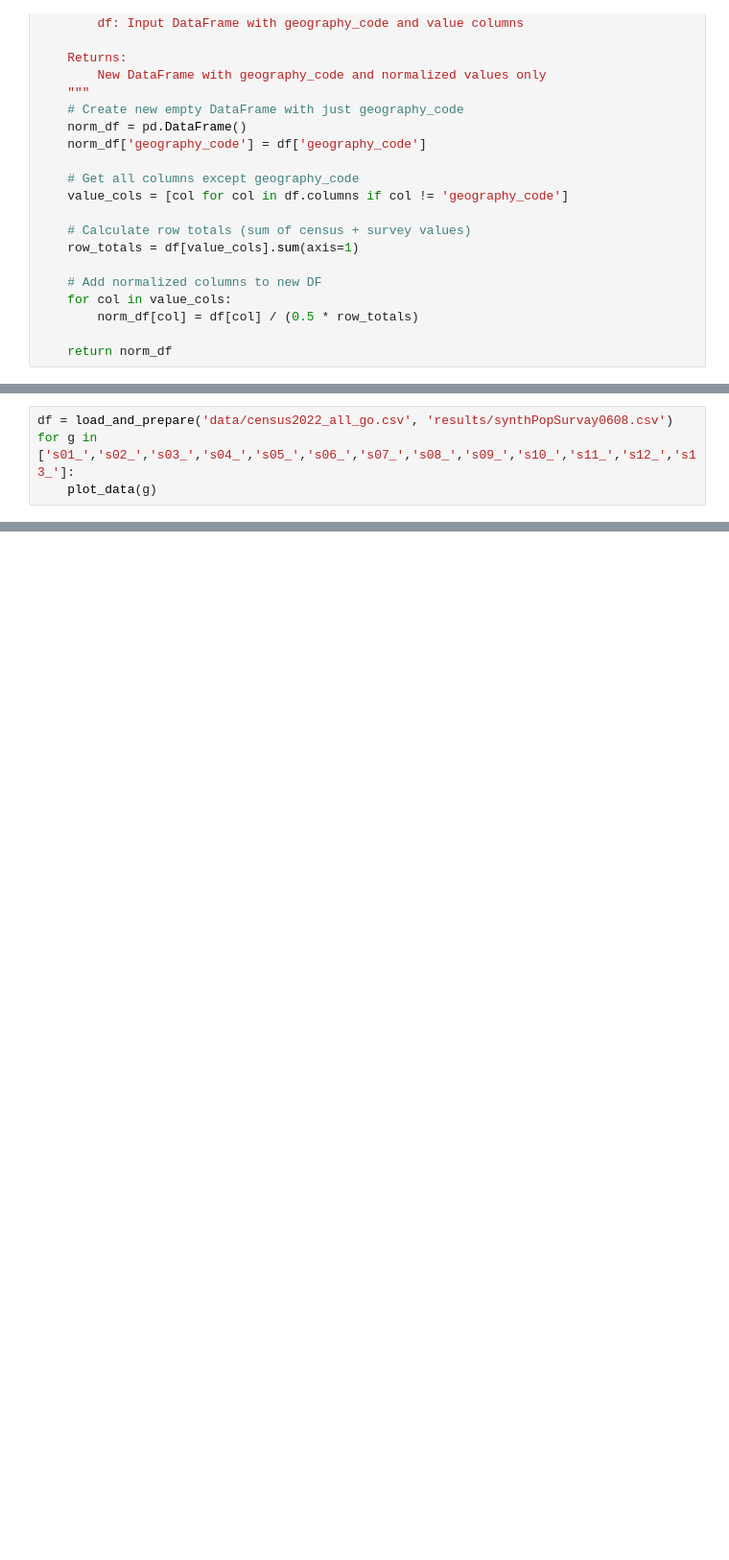
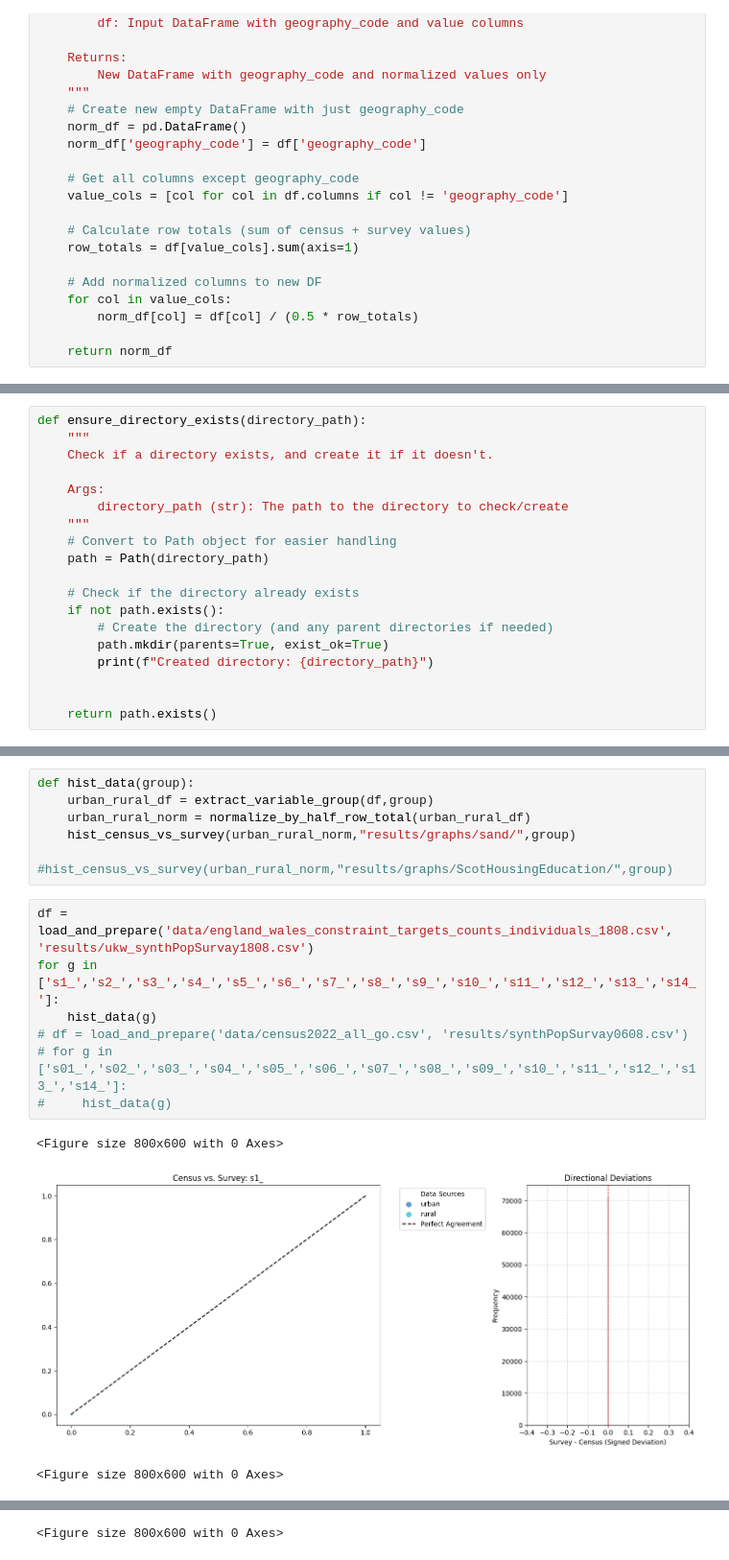
Before and after one commit to ricci-colasanti/GoSynthPop, a Jupyter notebook: TheVegoSausageFactory.ipynb, the cells around one changed output, grey strips where cells are left out. Shown at 96% size. Drawn from its saved outputs; the diff is of its cells as text; blank space fills up the shorter version.

```diff
--- a/TheVegoSausageFactory.ipynb
+++ b/TheVegoSausageFactory.ipynb
@@ -97,4 +59,0 @@ def plot_data(group):
-# %%
-df = load_and_prepare('data/census2022_all_go.csv', 'results/synthPopSurvay0608.csv')
-for g in ['s01_','s02_','s03_','s04_','s05_','s06_','s07_','s08_','s09_','s10_','s11_','s12_','s13_']:
-    plot_data(g)
@@ -118,0 +60,19 @@ done
+# %%
+def ensure_directory_exists(directory_path):
+    """
+    Check if a directory exists, and create it if it doesn't.
+
+    Args:
+        directory_path (str): The path to the directory to check/create
+    """
+    # Convert to Path object for easier handling
+    path = Path(directory_path)
+
+    # Check if the directory already exists
+    if not path.exists():
+        # Create the directory (and any parent directories if needed)
+        path.mkdir(parents=True, exist_ok=True)
+        print(f"Created directory: {directory_path}")
+
+
+    return path.exists()
@@ -118,0 +136,17 @@ done
+# %%
+def hist_data(group):
+    urban_rural_df = extract_variable_group(df,group)
+    urban_rural_norm = normalize_by_half_row_total(urban_rural_df)
+    hist_census_vs_survey(urban_rural_norm,"results/graphs/sand/",group)
+    #hist_census_vs_survey(urban_rural_norm,"results/graphs/ScotHousingEducation/",group)
+# %%
+df = load_and_prepare('data/england_wales_constraint_targets_counts_individuals_1808.csv', 'results/ukw_synthPopSurvay1808.csv')
+for g in ['s1_','s2_','s3_','s4_','s5_','s6_','s7_','s8_','s9_','s10_','s11_','s12_','s13_','s14_']:
+    hist_data(g)
+# df = load_and_prepare('data/census2022_all_go.csv', 'results/synthPopSurvay0608.csv')
+# for g in ['s01_','s02_','s03_','s04_','s05_','s06_','s07_','s08_','s09_','s10_','s11_','s12_','s13_','s14_']:
+#     hist_data(g)
+# %% [output]
+<Figure size 800x600 with 0 Axes>
+[figure, added]
+<Figure size 800x600 with 0 Axes>
@@ -118,0 +154 @@ done
+<Figure size 800x600 with 0 Axes>
```
Also changed, not shown: parts of 7 cells of this notebook, 19 other files.
